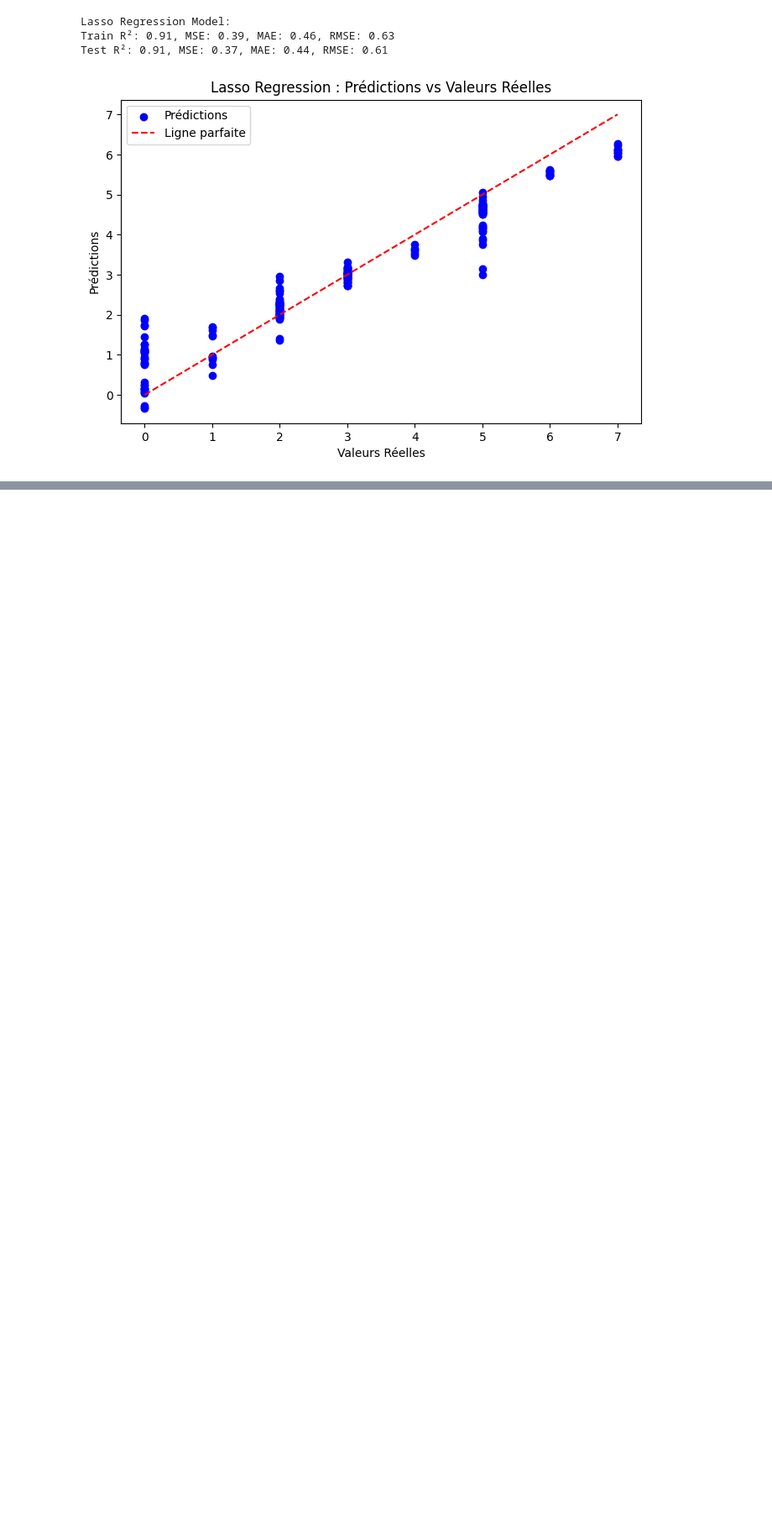
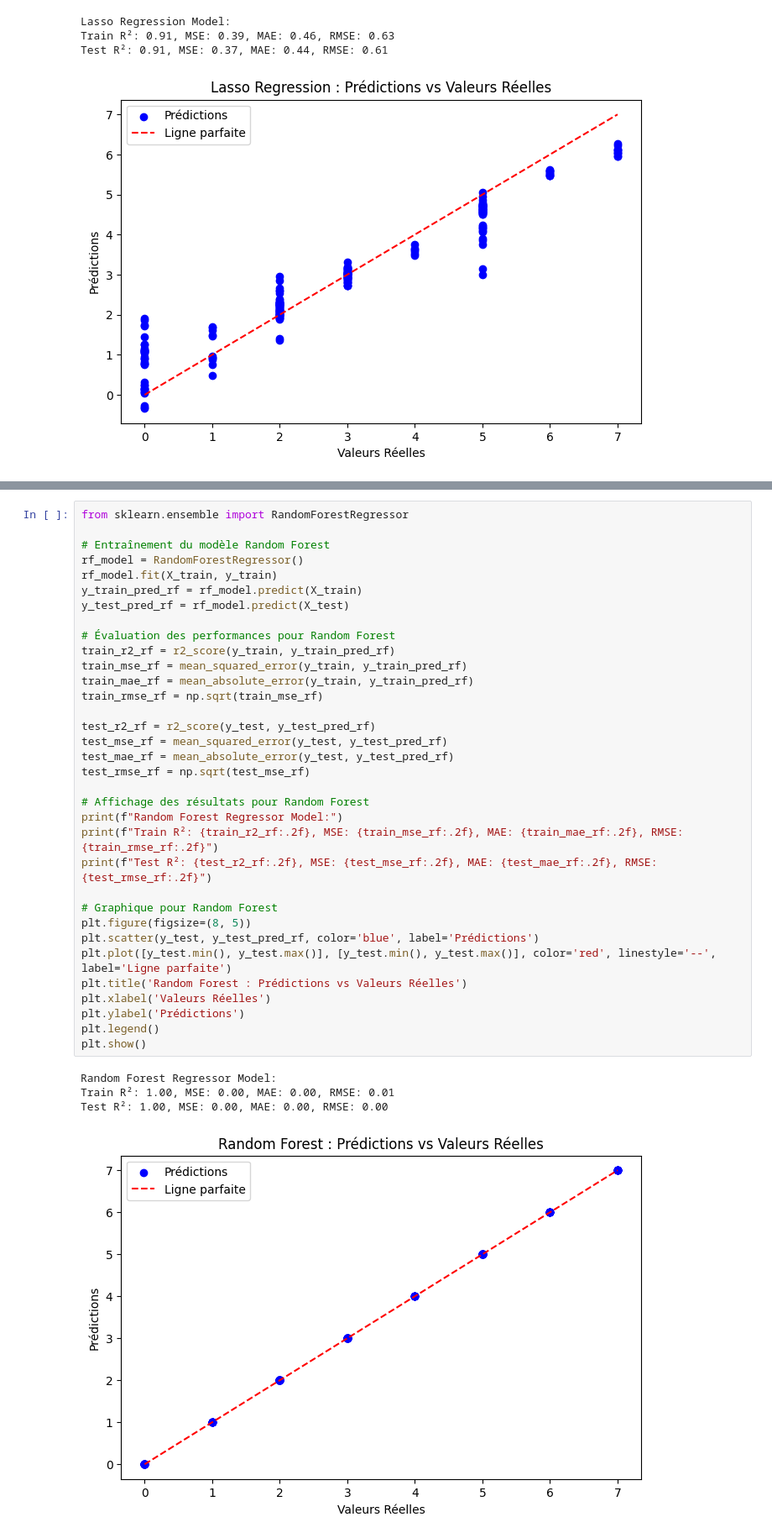
Before and after one commit to khelifaYacine/Menace-des-r-seaux-sociaux-, a Jupyter notebook: EDA_Temps_perdu_reseaux_sociaux.ipynb, the cells around one changed output, grey strips where cells are left out. Shown at 84% size. Saved outputs shown, nothing was run; the diff lists cells and outputs as text; blank space fills up the shorter version.

Commit message:
Random Forest Regressor

```diff
--- a/EDA_Temps_perdu_reseaux_sociaux.ipynb
+++ b/EDA_Temps_perdu_reseaux_sociaux.ipynb
@@ -496,0 +499,39 @@ Test R²: 0.91, MSE: 0.37, MAE: 0.44, RMSE: 0.61
+# %%
+from sklearn.ensemble import RandomForestRegressor
+
+# Entraînement du modèle Random Forest
+rf_model = RandomForestRegressor()
+rf_model.fit(X_train, y_train)
+y_train_pred_rf = rf_model.predict(X_train)
+y_test_pred_rf = rf_model.predict(X_test)
+
+# Évaluation des performances pour Random Forest
+train_r2_rf = r2_score(y_train, y_train_pred_rf)
+train_mse_rf = mean_squared_error(y_train, y_train_pred_rf)
+train_mae_rf = mean_absolute_error(y_train, y_train_pred_rf)
+train_rmse_rf = np.sqrt(train_mse_rf)
+
+test_r2_rf = r2_score(y_test, y_test_pred_rf)
+test_mse_rf = mean_squared_error(y_test, y_test_pred_rf)
+test_mae_rf = mean_absolute_error(y_test, y_test_pred_rf)
+test_rmse_rf = np.sqrt(test_mse_rf)
+
+# Affichage des résultats pour Random Forest
+print(f"Random Forest Regressor Model:")
+print(f"Train R²: {train_r2_rf:.2f}, MSE: {train_mse_rf:.2f}, MAE: {train_mae_rf:.2f}, RMSE: {train_rmse_rf:.2f}")
+print(f"Test R²: {test_r2_rf:.2f}, MSE: {test_mse_rf:.2f}, MAE: {test_mae_rf:.2f}, RMSE: {test_rmse_rf:.2f}")
+
+# Graphique pour Random Forest
+plt.figure(figsize=(8, 5))
+plt.scatter(y_test, y_test_pred_rf, color='blue', label='Prédictions')
+plt.plot([y_test.min(), y_test.max()], [y_test.min(), y_test.max()], color='red', linestyle='--', label='Ligne parfaite')
+plt.title('Random Forest : Prédictions vs Valeurs Réelles')
+plt.xlabel('Valeurs Réelles')
+plt.ylabel('Prédictions')
+plt.legend()
+plt.show()
+# %% [output]
+Random Forest Regressor Model:
+Train R²: 1.00, MSE: 0.00, MAE: 0.00, RMSE: 0.01
+Test R²: 1.00, MSE: 0.00, MAE: 0.00, RMSE: 0.00
+[figure, added]
```
Also changed, not shown: parts of 1 cell of this notebook.
